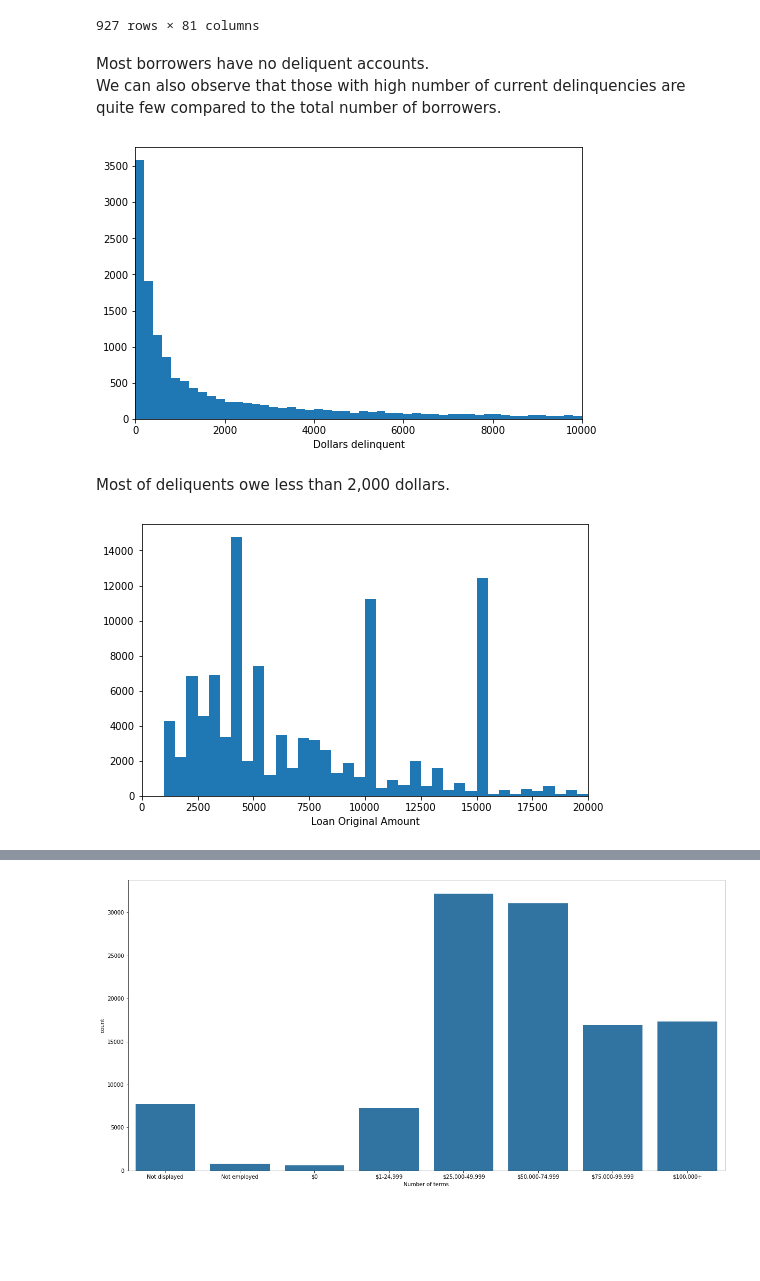
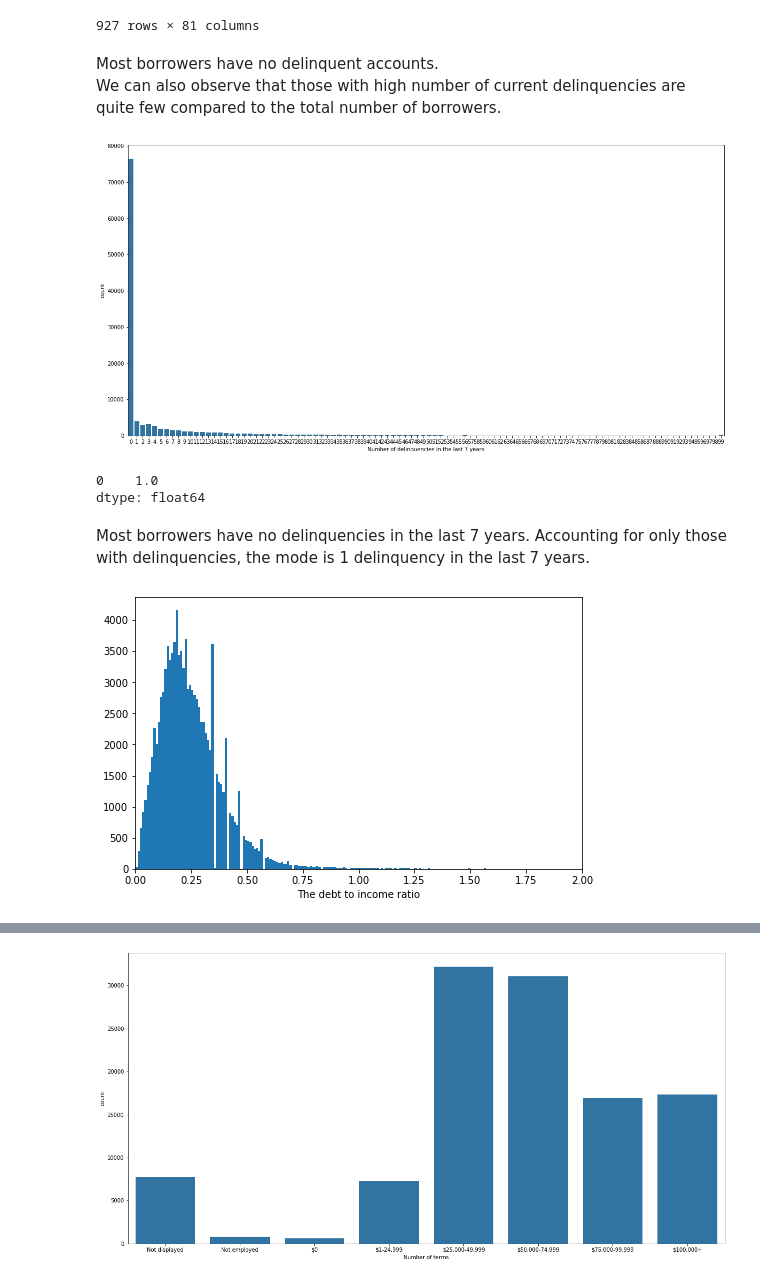
Before and after one commit to dsllt/-Udacity_DA_P5, a Jupyter notebook: Prosper_Loan_Data.ipynb, the cells around one changed output, grey strips where cells are left out. Cells and saved outputs as stored; diff of their text form; code cells hidden in the pictures; blank space fills up the shorter version.

```diff
--- a/Prosper_Loan_Data.ipynb
+++ b/Prosper_Loan_Data.ipynb
@@ -373,29 +305,34 @@ df_loan[df_loan['CurrentDelinquencies'] > 10]
 | 113926 | E34333654295683286C35C2 | 28121 | 2006-08-01 10:31:31.143000000 | E | 36 | Defaulted | 2007-09-06 00:00:00 | ... |
 927 rows × 81 columns
 # %% [markdown]
-Most borrowers have no deliquent accounts.
+Most borrowers have no delinquent accounts.
 We can also observe that those with high number of current delinquencies are quite few compared to the total number of borrowers.
+# %%
+# Distribution of number of delinquencies in the last 7 years:
+
+fig, ax = plt.subplots(figsize = [20,10])
+ticks = np.arange(0, df_loan.DelinquenciesLast7Years.max()+1,1).astype(int)
+default_color = sb.color_palette()[0]
+sb.countplot(data = df_loan, x = 'DelinquenciesLast7Years', color = default_color)
+plt.xlabel('Number of delinquencies in the last 7 years')
+plt.xticks(ticks, ticks)
+plt.show()
+# %% [output]
+[figure, added]
+# %%
+df_loan[df_loan['DelinquenciesLast7Years']!=0].DelinquenciesLast7Years.mode()
+# %% [output]
+0    1.0
+dtype: float64
+# %% [markdown]
+Most borrowers have no delinquencies in the last 7 years. Accounting for only those with delinquencies, the mode is 1 delinquency in the last 7 years.
 # %%
-#Distribution of number of amount delinquent:
-
-bins = np.arange(0, df_loan['AmountDelinquent'].max()+200, 200)
-
+# Distribution of debt to income ratio
+bins = np.arange(0, df_loan['DebtToIncomeRatio'].max()+0.01, 0.01)
 plt.figure(figsize=[8, 5])
-plt.hist(data = df_loan[df_loan['AmountDelinquent'] != 0], x = 'AmountDelinquent', bins = bins)
-plt.xlabel('Dollars delinquent')
-plt.xlim(0,10000)
+plt.hist(data = df_loan, x = 'DebtToIncomeRatio', bins =bins)
+plt.xlabel('The debt to income ratio')
+plt.xlim(0,2)
 plt.show()
 # %% [output]
-[figure, old version]
+[figure, new version]
-# %% [markdown]
-Most of deliquents owe less than 2,000 dollars.
-# %%
-# Distribution of Loans initial amount:
-bins = np.arange(0, df['LoanOriginalAmount'].max()+500, 500)
-plt.figure(figsize=[8, 5])
-plt.hist(data = df_loan, x = 'LoanOriginalAmount', bins =bins)
-plt.xlabel('Loan Original Amount')
-plt.xlim(0,20000)
-plt.show()
-# %% [output]
-[figure, removed]
```
Also changed, not shown: parts of 65 cells of this notebook.
